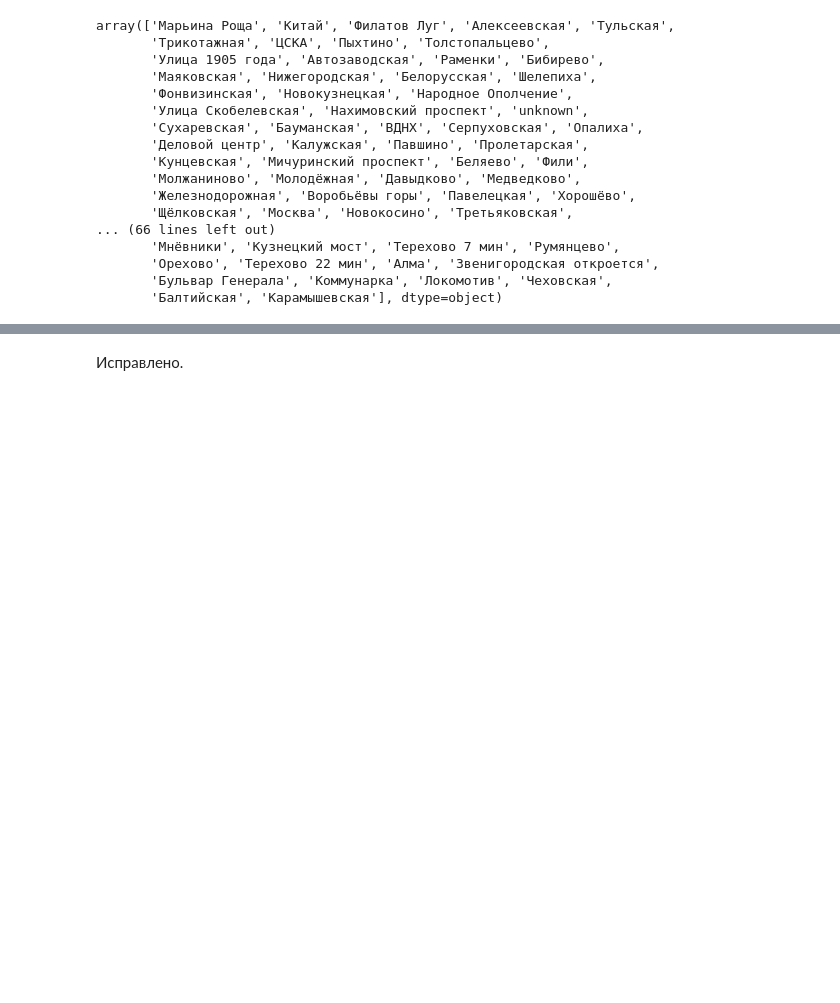
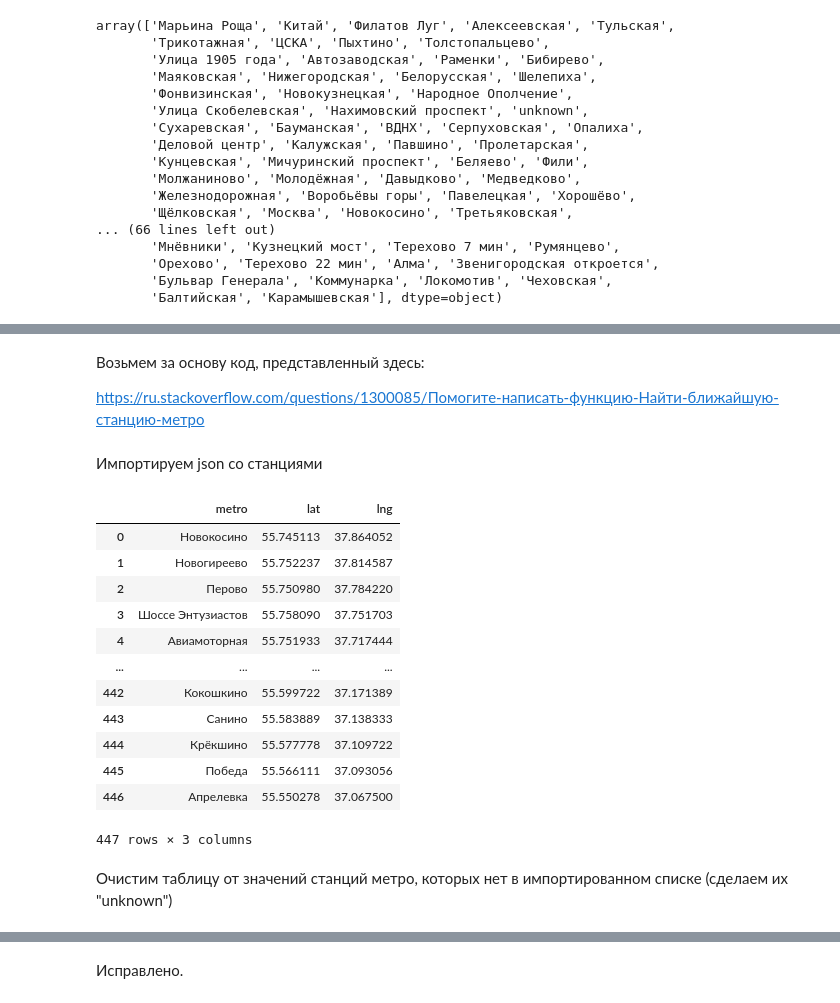
Before and after one commit to sanonesan/cian_houses_2024, a Jupyter notebook: notebooks/preprocessing_data_for_EDA.ipynb, the cells around one changed output, grey strips where cells are left out. Drawn from its saved outputs; the diff is of its cells as text; code cells hidden in the pictures; blank space fills up the shorter version.

```diff
--- a/notebooks/preprocessing_data_for_EDA.ipynb
+++ b/notebooks/preprocessing_data_for_EDA.ipynb
@@ -199,0 +165,4 @@ Name: metro, dtype: object
+# %% [markdown]
+Возьмем за основу код, представленный здесь:
+
+https://ru.stackoverflow.com/questions/1300085/Помогите-написать-функцию-Найти-ближайшую-станцию-метро
@@ -199,0 +187,29 @@ Name: metro, dtype: object
+# %% [markdown]
+Импортируем json со станциями
+# %%
+with open("metro_coords.json", "r") as file:
+    data_metro = json.load(file)
+
+df_metro = []
+for line in data_metro["lines"]:
+    for station in line["stations"]:
+        df_metro.append([station["name"], station["lat"], station["lng"]])
+
+df_metro = pd.DataFrame(df_metro, columns=["metro", "lat", "lng"])
+df_metro
+# %% [output]
+|  | metro | lat | lng |
+| 0 | Новокосино | 55.745113 | 37.864052 |
+| 1 | Новогиреево | 55.752237 | 37.814587 |
+| 2 | Перово | 55.750980 | 37.784220 |
+| 3 | Шоссе Энтузиастов | 55.758090 | 37.751703 |
+| 4 | Авиамоторная | 55.751933 | 37.717444 |
+| ... | ... | ... | ... |
+| 442 | Кокошкино | 55.599722 | 37.171389 |
+| 443 | Санино | 55.583889 | 37.138333 |
+| 444 | Крёкшино | 55.577778 | 37.109722 |
+| 445 | Победа | 55.566111 | 37.093056 |
+| 446 | Апрелевка | 55.550278 | 37.067500 |
+447 rows × 3 columns
+# %% [markdown]
+Очистим таблицу от значений станций метро, которых нет в импортированном списке (сделаем их "unknown")
```
Also changed, not shown: parts of 23 cells of this notebook, 2 other files.
